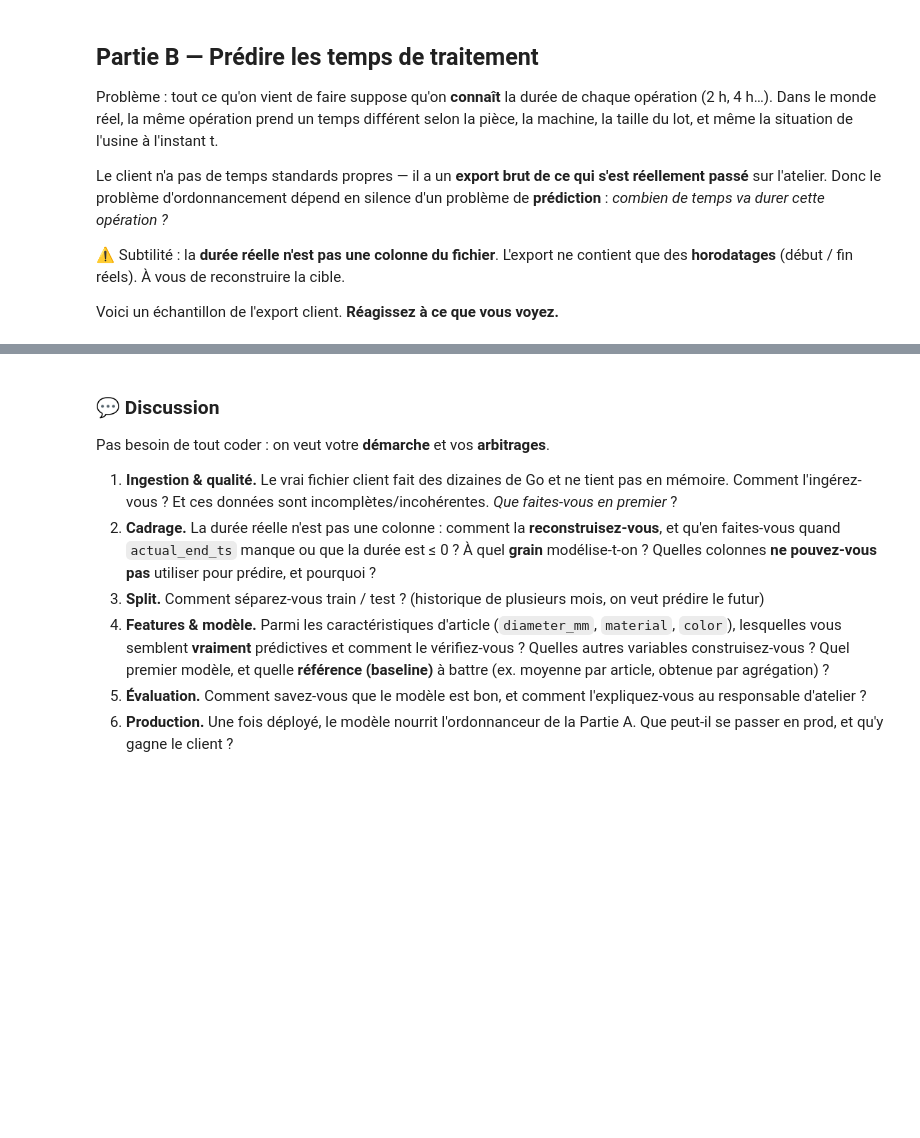
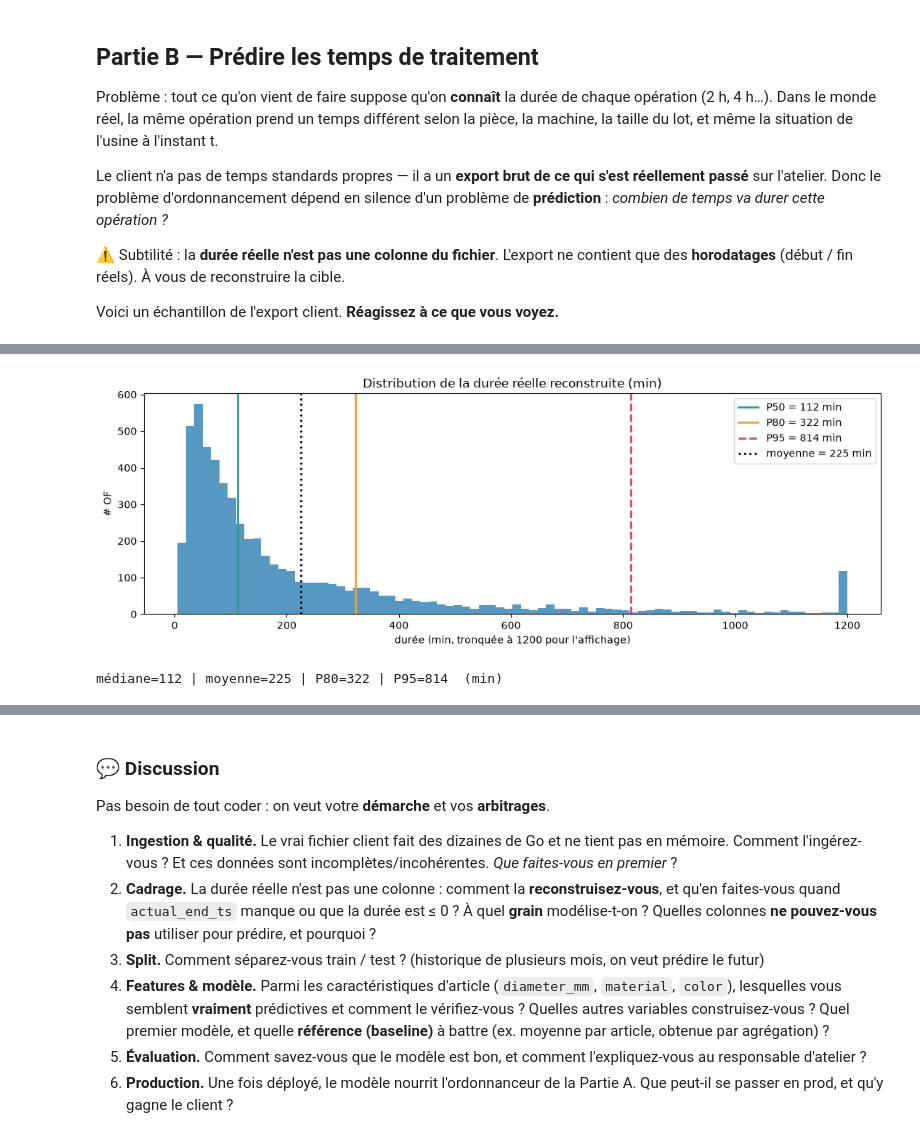
Before and after one commit to alexandrerioo/scheduling_sandbox, a Jupyter notebook: notebooks/unified_interview.ipynb, the cells around one changed output, grey strips where cells are left out. Saved outputs shown, nothing was run; the diff lists cells and outputs as text; code cells hidden in the pictures; blank space fills up the shorter version.

```diff
--- a/notebooks/unified_interview.ipynb
+++ b/notebooks/unified_interview.ipynb
@@ -75,0 +134,28 @@ print("Lignes dupliquées      :", df.duplicated().sum())
+# %%
+import numpy as np
+
+def parse_ts(s):
+    a = pd.to_datetime(s, format="%Y-%m-%d %H:%M:%S", errors="coerce")
+    b = pd.to_datetime(s, format="%d/%m/%Y %H:%M", errors="coerce")
+    return a.fillna(b)
+
+# cible reconstruite = fin - début, en minutes (on retire les durées <= 0 et manquantes)
+dur = (parse_ts(df["actual_end_ts"]) - parse_ts(df["actual_start_ts"])).dt.total_seconds() / 60
+dur = dur[dur > 0]
+
+plt.figure(figsize=(11, 4))
+plt.hist(dur.clip(upper=1200), bins=80, color="#3a86b8", alpha=.85)
+for p, c, ls in [(50, "#2a9d8f", "-"), (80, "#e9a23b", "-"), (95, "#d1495b", "--")]:
+    v = np.percentile(dur, p)
+    plt.axvline(v, color=c, ls=ls, lw=2, label=f"P{p} = {v:.0f} min")
+plt.axvline(dur.mean(), color="black", ls=":", lw=2, label=f"moyenne = {dur.mean():.0f} min")
+plt.title("Distribution de la durée réelle reconstruite (min)")
+plt.xlabel("durée (min, tronquée à 1200 pour l'affichage)")
+plt.ylabel("# OF")
+plt.legend(); plt.tight_layout(); plt.show()
+
+print(f"médiane={dur.median():.0f} | moyenne={dur.mean():.0f} | "
+      f"P80={np.percentile(dur,80):.0f} | P95={np.percentile(dur,95):.0f}  (min)")
+# %% [output]
+[figure, added]
+médiane=112 | moyenne=225 | P80=322 | P95=814  (min)
```
Also changed, not shown: parts of 11 cells of this notebook, 3 other files.
